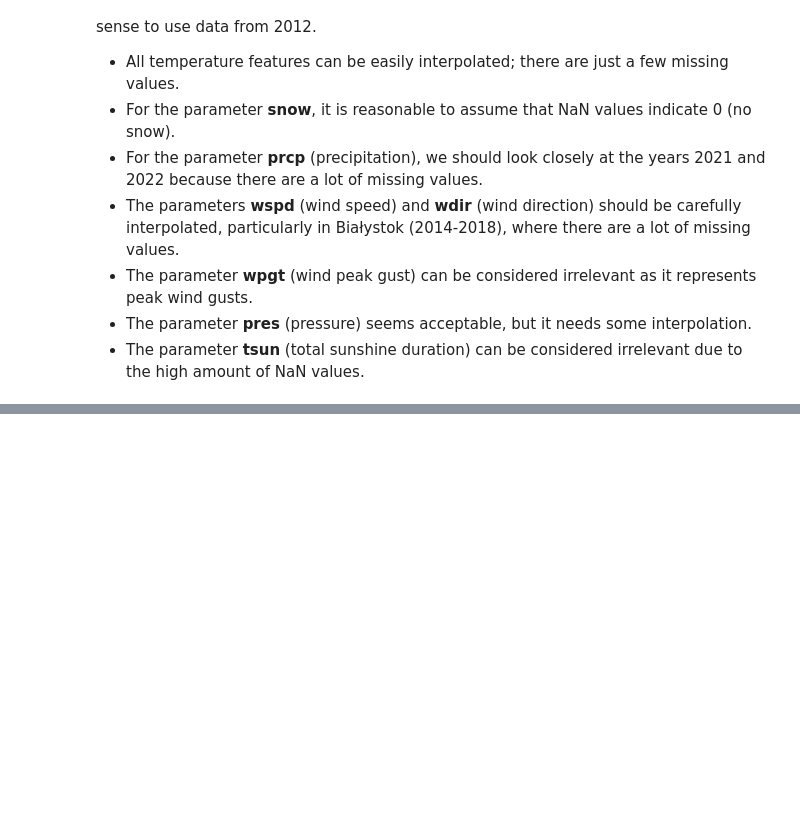
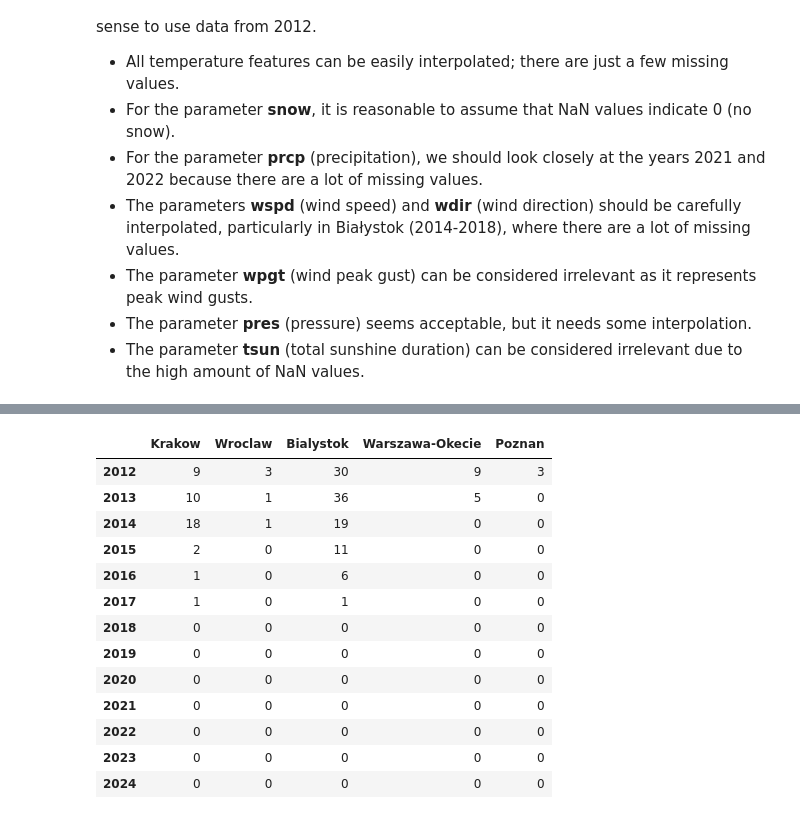
Before and after one commit to Matthev00/Meteo_model, a Jupyter notebook: notebooks/02_exploratory_data_analysis.ipynb, the cells around one changed output, grey strips where cells are left out. Saved outputs shown, nothing was run; the diff lists cells and outputs as text; code cells hidden in the pictures; blank space fills up the shorter version.

```diff
--- a/notebooks/02_exploratory_data_analysis.ipynb
+++ b/notebooks/02_exploratory_data_analysis.ipynb
@@ -407,0 +603,17 @@ After a thorough analysis of the occurrence of NaN values, I conclude that it ma
+# %%
+nan_wdir_df
+# %% [output]
+|  | Krakow | Wroclaw | Bialystok | Warszawa-Okecie | Poznan |
+| 2012 | 9 | 3 | 30 | 9 | 3 |
+| 2013 | 10 | 1 | 36 | 5 | 0 |
+| 2014 | 18 | 1 | 19 | 0 | 0 |
+| 2015 | 2 | 0 | 11 | 0 | 0 |
+| 2016 | 1 | 0 | 6 | 0 | 0 |
+| 2017 | 1 | 0 | 1 | 0 | 0 |
+| 2018 | 0 | 0 | 0 | 0 | 0 |
+| 2019 | 0 | 0 | 0 | 0 | 0 |
+| 2020 | 0 | 0 | 0 | 0 | 0 |
+| 2021 | 0 | 0 | 0 | 0 | 0 |
+| 2022 | 0 | 0 | 0 | 0 | 0 |
+| 2023 | 0 | 0 | 0 | 0 | 0 |
+| 2024 | 0 | 0 | 0 | 0 | 0 |
```
Also changed, not shown: parts of 35 cells of this notebook.
